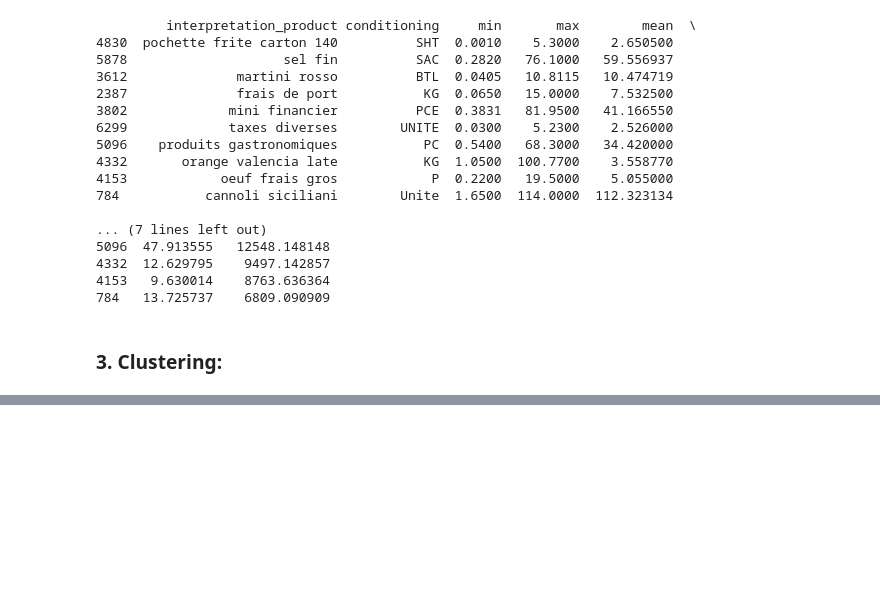
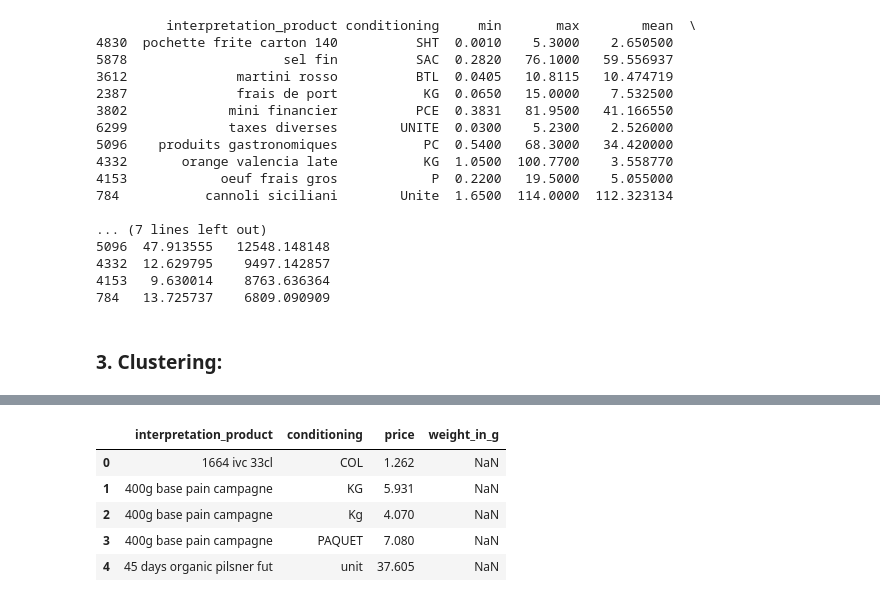
Before and after one commit to Xxxxr096/Projet-Alternance-Data, a Jupyter notebook: projet.ipynb, the cells around one changed output, grey strips where cells are left out. Cells and saved outputs as stored; diff of their text form; code cells hidden in the pictures; blank space fills up the shorter version.

```diff
--- a/projet.ipynb
+++ b/projet.ipynb
@@ -266,0 +295,21 @@ print(high_variation_products.sort_values("variation_pct", ascending=False).head
+# %%
+def convert_weight(cond):
+    cond = cond.lower()
+    match = re.search(r"\d+(?:[\.,]\d+)?", cond)
+    if match:
+        number = float(match.group().replace(",", "."))
+        if "kg" in cond:
+            return number * 1000  # convertir en grammes
+        elif "g" in cond:
+            return number
+    return None
+# %%
+cluster_data["weight_in_g"] = cluster_data["conditioning"].apply(lambda x: convert_weight(str(x)))
+cluster_data.head()
+# %% [output]
+|  | interpretation_product | conditioning | price | weight_in_g |
+| 0 | 1664 ivc 33cl | COL | 1.262 | NaN |
+| 1 | 400g base pain campagne | KG | 5.931 | NaN |
+| 2 | 400g base pain campagne | Kg | 4.070 | NaN |
+| 3 | 400g base pain campagne | PAQUET | 7.080 | NaN |
+| 4 | 45 days organic pilsner fut | unit | 37.605 | NaN |
```
Also changed, not shown: parts of 13 cells of this notebook, 1 other file.
